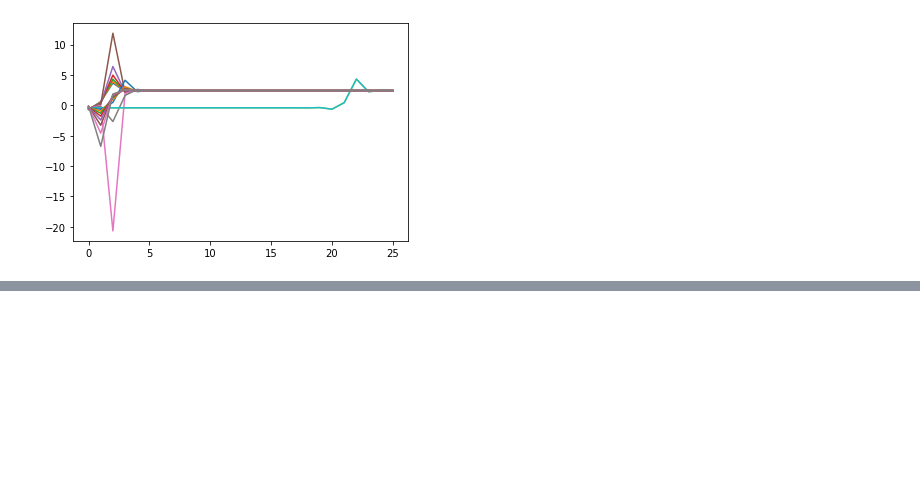
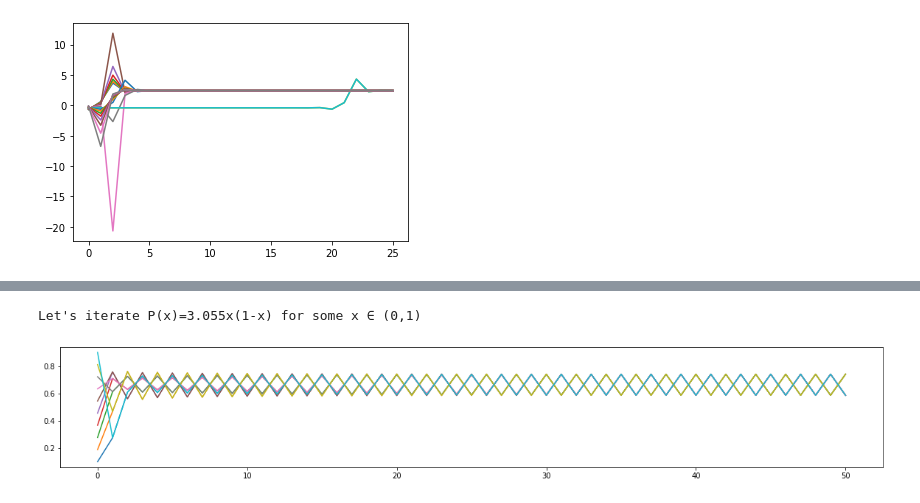
Before and after one commit to HanlunAI/NextGenCurriculumDemonstration, a Jupyter notebook: CollaborationDerivatives.ipynb, the cells around one changed output, grey strips where cells are left out. Drawn from its saved outputs; the diff is of its cells as text; code cells hidden in the pictures; blank space fills up the shorter version.

```diff
--- a/CollaborationDerivatives.ipynb
+++ b/CollaborationDerivatives.ipynb
@@ -130,0 +134,41 @@ Sieve of Eratosthenes: in memory of a tea time gathering
+# %%
+import numpy as np
+import matplotlib.pyplot as plt
+
+#@title Logistic map
+#@markdown recurrence relation: x_{n+1} = u*x_n*(1-x_n)
+
+#@markdown As u increase from 0 to 4, behaviour of x's varies from convergence, to periodic oscillations, and to chaotic pseudo-random trends...
+
+u = 3.055 #@param{type:"slider", min:0, max:4, step:0.001}
+
+"""
+while True:
+  u = float(input('input value larger than 0 and smaller than 4 (re-run the cell to try again) '))
+  if 0<u<4:
+    break
+"""
+
+print("Let's iterate P(x)={}x(1-x) for some x \u2208 (0,1)".format(u))
+
+def P_u(x):
+  global u
+  return u*x*(1-x)
+
+n = 10
+iteration = 50
+iterateRecord = np.empty([iteration+1, n])
+iterateRecord[0] = np.linspace(0.1, 0.9, num=n)
+
+for i in range(iteration):
+  iterateRecord[i+1] = P_u(iterateRecord[i])
+
+iteratePlot = np.transpose(iterateRecord)
+#print(iteratePlot)
+
+plt.rcParams["figure.figsize"] = (20,3)
+for i in range(n):
+  plt.plot(iteratePlot[i])
+# %% [output]
+Let's iterate P(x)=3.055x(1-x) for some x ∈ (0,1)
+[figure, added]
```
Also changed, not shown: parts of 3 cells of this notebook.
